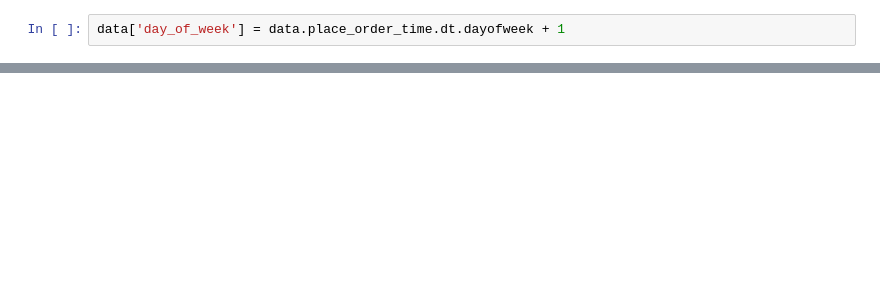
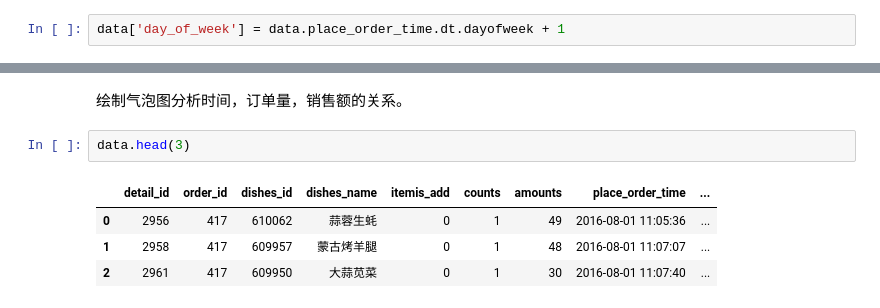
Before and after one commit to lsgd002/Data-analysis, a Jupyter notebook: 五大实战项目/餐厅订单数据分析.ipynb, the cells around one changed output, grey strips where cells are left out. Saved outputs shown, nothing was run; the diff lists cells and outputs as text; blank space fills up the shorter version.

```diff
--- a/五大实战项目/餐厅订单数据分析.ipynb
+++ b/五大实战项目/餐厅订单数据分析.ipynb
@@ -484,0 +754,9 @@ plt.show()
+# %% [markdown]
+绘制气泡图分析时间，订单量，销售额的关系。
+# %%
+data.head(3)
+# %% [output]
+|  | detail_id | order_id | dishes_id | dishes_name | itemis_add | counts | amounts | place_order_time | ... |
+| 0 | 2956 | 417 | 610062 | 蒜蓉生蚝 | 0 | 1 | 49 | 2016-08-01 11:05:36 | ... |
+| 1 | 2958 | 417 | 609957 | 蒙古烤羊腿 | 0 | 1 | 48 | 2016-08-01 11:07:07 | ... |
+| 2 | 2961 | 417 | 609950 | 大蒜苋菜 | 0 | 1 | 30 | 2016-08-01 11:07:40 | ... |
```
Also changed, not shown: parts of 30 cells of this notebook.
